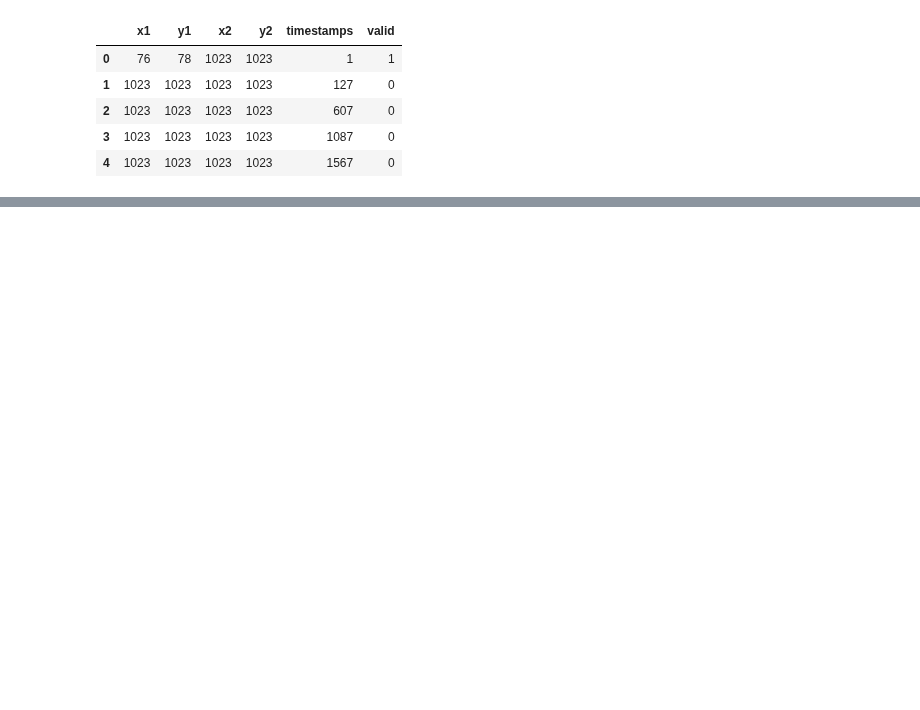
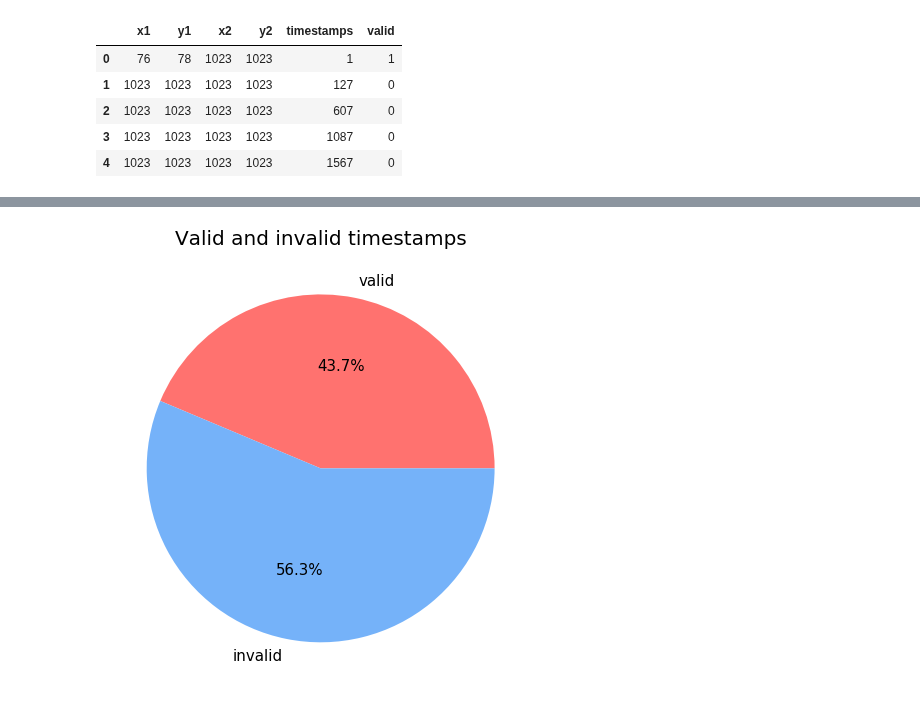
Before and after one commit to shauryagoyall/Andrea-Data, a Jupyter notebook: positionTracking.ipynb, the cells around one changed output, grey strips where cells are left out. Drawn from its saved outputs; the diff is of its cells as text; code cells hidden in the pictures; blank space fills up the shorter version.

```diff
--- a/positionTracking.ipynb
+++ b/positionTracking.ipynb
@@ -68,0 +114,13 @@ plt.show()
+# %%
+# I'll make a humble pie chart because I can't think of how to conserve the time data. Possibly with a matrix.
+fig, ax = plt.subplots(figsize=(8,8))
+labels = ['valid', 'invalid']
+ax.pie([subsetValid.mean(), 1-subsetValid.mean()],
+       labels=labels,
+       autopct='%1.1f%%', #formatting
+       colors=['#ff726f','#75b2f9'],
+      )
+ax.set_title("Valid and invalid timestamps", fontsize=20)
+plt.show()
+# %% [output]
+[figure, added]
```
Also changed, not shown: parts of 9 cells of this notebook, 4 other files.
